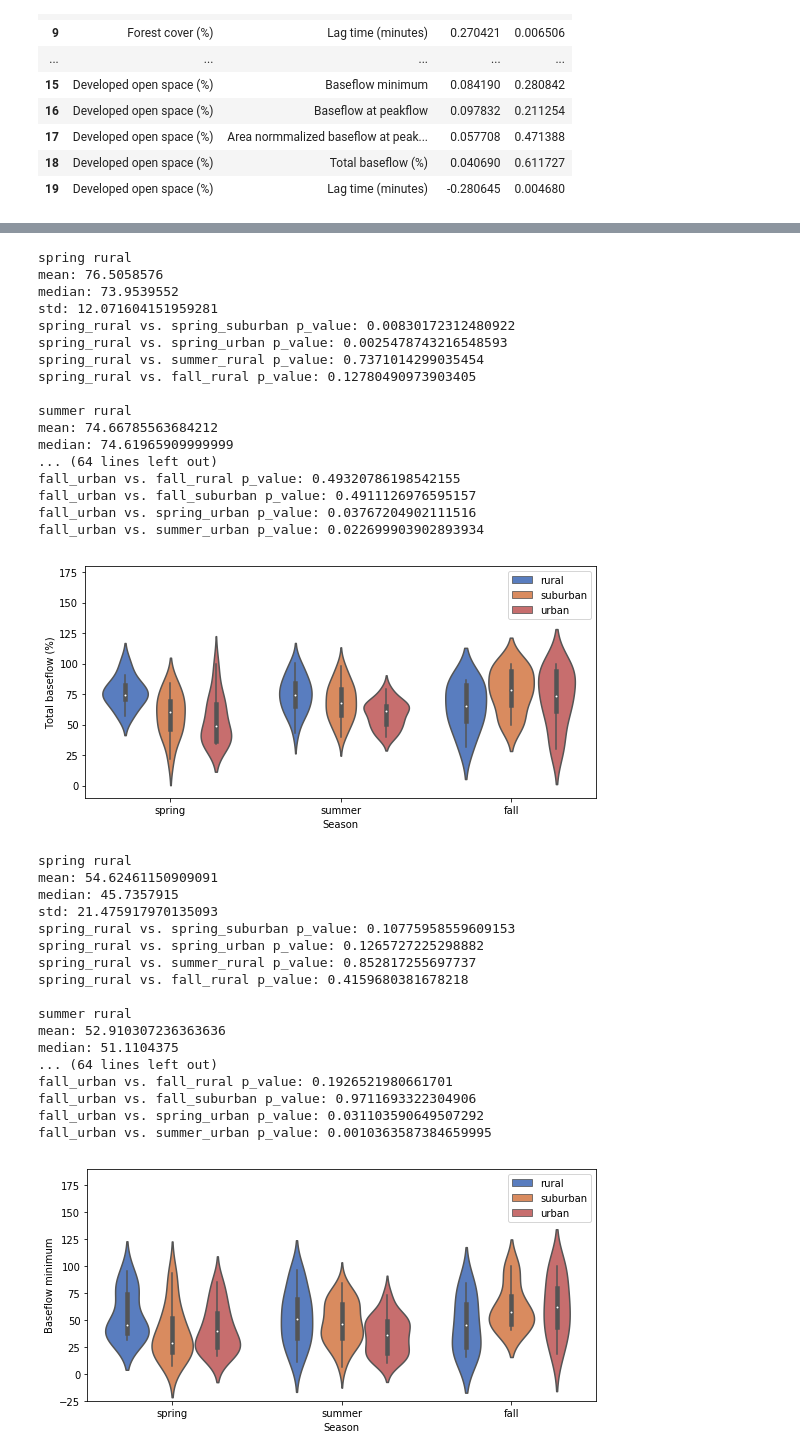
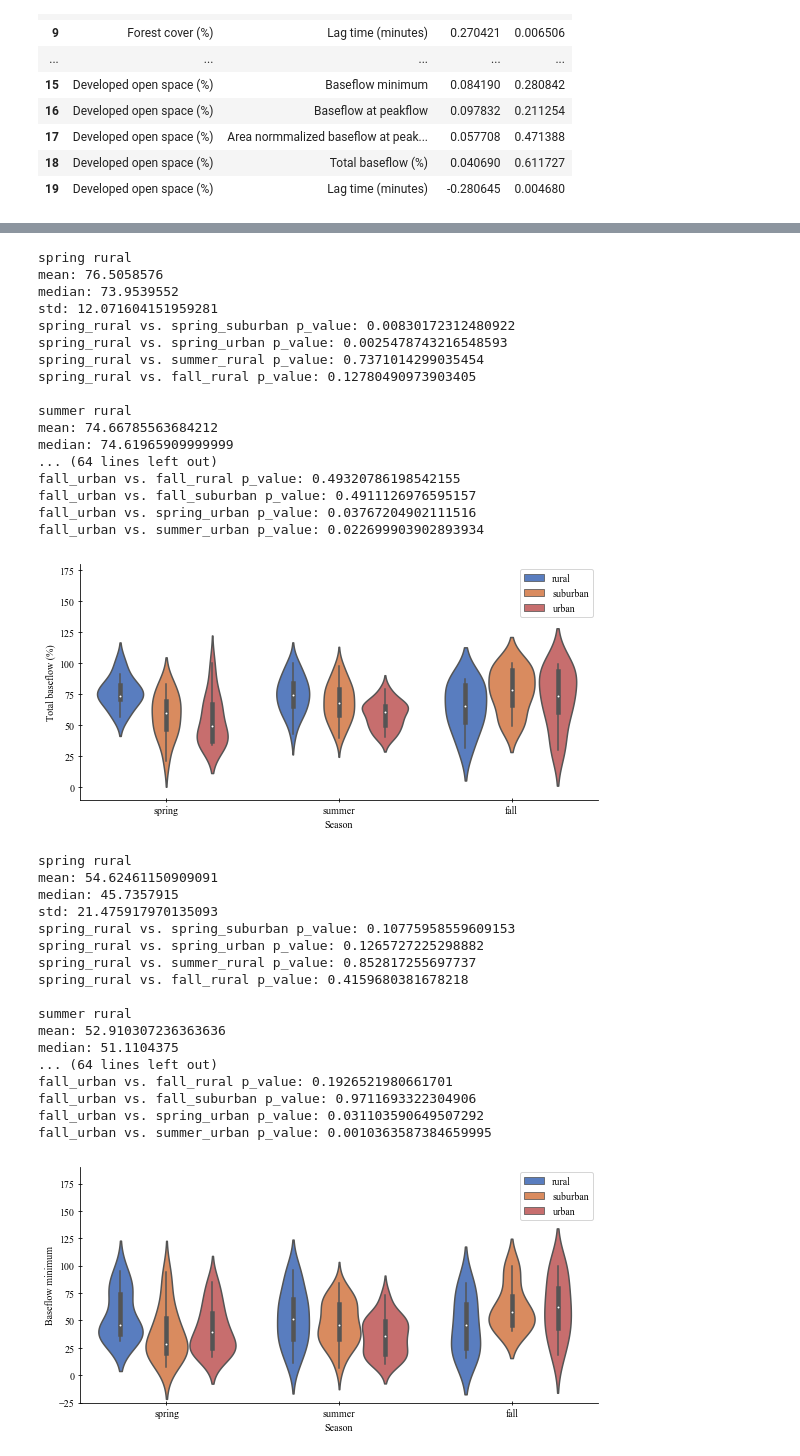
Before and after one commit to estorrs/emily-analysis, a Jupyter notebook: notebooks/emily_final.ipynb, the cells around one changed output, grey strips where cells are left out. Drawn from its saved outputs; the diff is of its cells as text; code cells hidden in the pictures.

```diff
--- a/notebooks/emily_final.ipynb
+++ b/notebooks/emily_final.ipynb
@@ -15,6 +15,10 @@ import pandas as pd
 import scipy
 # %%
 matplotlib.rc('xtick', labelsize=10)
+# %%
+plt.rcParams["font.family"] = "Times New Roman"
+plt.rcParams["xtick.direction"] = "inout"
+plt.rcParams["ytick.direction"] = "inout"
 # %%
 # sns.set(font='Times New Roman')
 # %%
@@ -222,11 +229,15 @@ y_vars = ['Lag time (minutes)', 'Total baseflow (%)', 'Baseflow minimum']
 
 group_1s, group_2s, p_values = [], [], []
 for y_variable in y_vars:
+    print(y_variable)
+#     ax = sns.violinplot(x="Season", y=y_variable, data=df,
+#                        order=['spring', 'summer', 'fall'])
     ax = sns.violinplot(x="Season", y=y_variable, data=df,
                        order=['spring', 'summer', 'fall'])
+    sns.despine()
 
-#     plt.show()
     plt.savefig(f'Season_vs_{y_variable}.pdf')
+    plt.show()
 
     for j in ['spring', 'summer', 'fall']:
         print(j)
@@ -347,6 +399,7 @@ ax = sns.violinplot(ax=ax, x="Season", y=y_variable, data=df, hue='Land use', pa
 plt.legend(loc='upper right')
 plt.tight_layout()
 plt.ylim((-10, 180))
+sns.despine()
 # plt.show()
 plt.savefig(f'Season_plus_landuse_vs_{y_variable}.pdf')
 
@@ -369,36 +422,37 @@ fall_urban vs. fall_rural p_value: 0.49320786198542155
 fall_urban vs. fall_suburban p_value: 0.4911126976595157
 fall_urban vs. spring_urban p_value: 0.03767204902111516
 fall_urban vs. summer_urban p_value: 0.022699903902893934
-[figure, old version]
+[figure, new version]
 # %%
 # for y_variable in y_vars:
 y_variable = 'Baseflow minimum'
 fig, ax = plt.subplots(figsize=(8,4))
 ax = sns.violinplot(ax=ax, x="Season", y=y_variable, data=df, hue='Land use', palette=colors,
                    order=['spring', 'summer', 'fall'])
+sns.despine()
 plt.legend(loc='upper right')
 plt.tight_layout()
 plt.ylim((-25, 190))
 # plt.show()
 plt.savefig(f'Season_plus_landuse_vs_{y_variable}.pdf')
 
 output_stats(df, y_variable)
 # %% [output]
 spring rural
 mean: 54.62461150909091
 median: 45.7357915
 std: 21.475917970135093
 spring_rural vs. spring_suburban p_value: 0.10775958559609153
 spring_rural vs. spring_urban p_value: 0.1265727225298882
 spring_rural vs. summer_rural p_value: 0.852817255697737
 spring_rural vs. fall_rural p_value: 0.4159680381678218
 
 summer rural
 mean: 52.910307236363636
 median: 51.1104375
 ... (64 lines left out)
 fall_urban vs. fall_rural p_value: 0.1926521980661701
 fall_urban vs. fall_suburban p_value: 0.9711693322304906
 fall_urban vs. spring_urban p_value: 0.031103590649507292
 fall_urban vs. summer_urban p_value: 0.0010363587384659995
-[figure, old version]
+[figure, new version]
```
Also changed, not shown: parts of 5 cells of this notebook, 2 other files.
